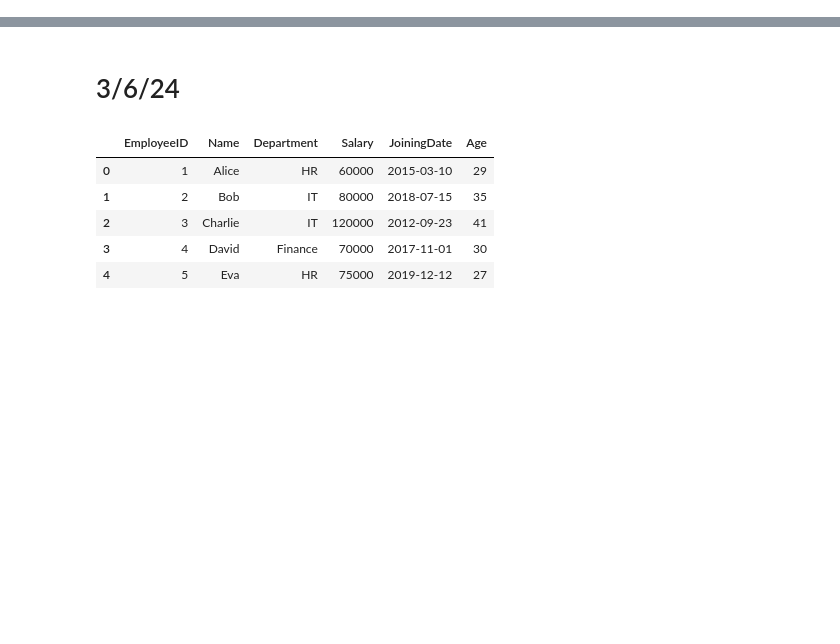
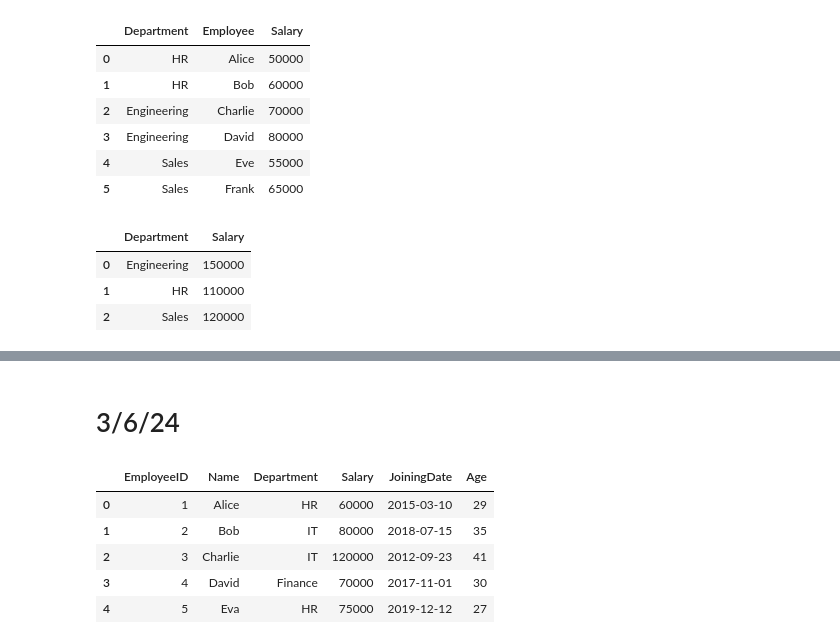
Before and after one commit to Soumikd459/0-to-hero-in-Pd, a Jupyter notebook: 0 to hero in Pd.ipynb, the cells around one changed output, grey strips where cells are left out. Cells and saved outputs as stored; diff of their text form; code cells hidden in the pictures; blank space fills up the shorter version.

```diff
--- a/0 to hero in Pd.ipynb
+++ b/0 to hero in Pd.ipynb
@@ -96,0 +58,27 @@ total_sales_by_employee
+# %%
+import pandas as pd
+
+# Sample DataFrame
+data = {
+    'Department': ['HR', 'HR', 'Engineering', 'Engineering', 'Sales', 'Sales'],
+    'Employee': ['Alice', 'Bob', 'Charlie', 'David', 'Eve', 'Frank'],
+    'Salary': [50000, 60000, 70000, 80000, 55000, 65000]
+}
+employee_data = pd.DataFrame(data)
+employee_data
+# %% [output]
+|  | Department | Employee | Salary |
+| 0 | HR | Alice | 50000 |
+| 1 | HR | Bob | 60000 |
+| 2 | Engineering | Charlie | 70000 |
+| 3 | Engineering | David | 80000 |
+| 4 | Sales | Eve | 55000 |
+| 5 | Sales | Frank | 65000 |
+# %%
+total_salary_each_dept = employee_data.groupby('Department')['Salary'].sum().reset_index()
+total_salary_each_dept
+# %% [output]
+|  | Department | Salary |
+| 0 | Engineering | 150000 |
+| 1 | HR | 110000 |
+| 2 | Sales | 120000 |
```
Also changed, not shown: parts of 44 cells of this notebook.
